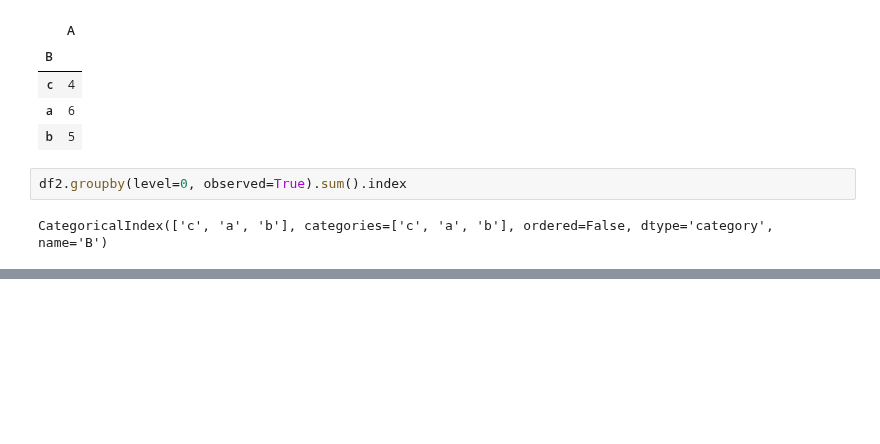
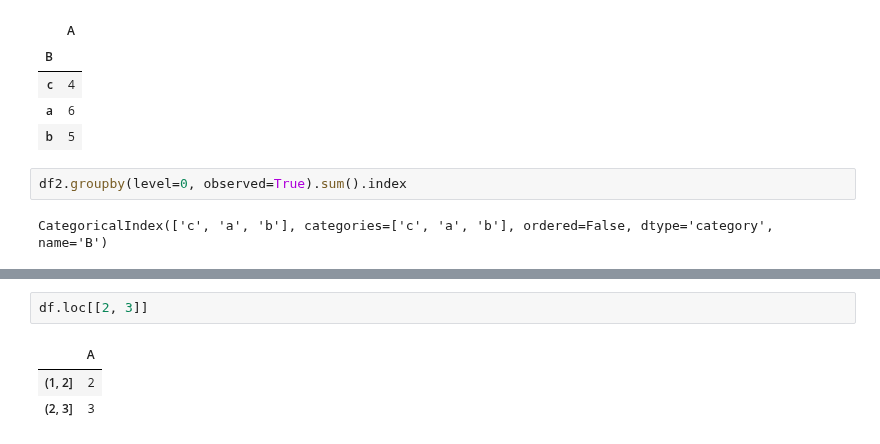
Before and after one commit to ilyak93/self-studying, a Jupyter notebook: DataEngineering/pandas/pandas_advanced_indexing.ipynb, the cells around one changed output, grey strips where cells are left out. Drawn from its saved outputs; the diff is of its cells as text; blank space fills up the shorter version.

```diff
--- a/DataEngineering/pandas/pandas_advanced_indexing.ipynb
+++ b/DataEngineering/pandas/pandas_advanced_indexing.ipynb
@@ -1627,0 +1683,6 @@ CategoricalIndex(['b', 'a', 'b', 'c'], categories=['a', 'b', 'c'], ordered=False
+# %%
+df.loc[[2, 3]]
+# %% [output]
+|  | A |
+| (1, 2] | 2 |
+| (2, 3] | 3 |
```
Also changed, not shown: parts of 61 cells of this notebook.
